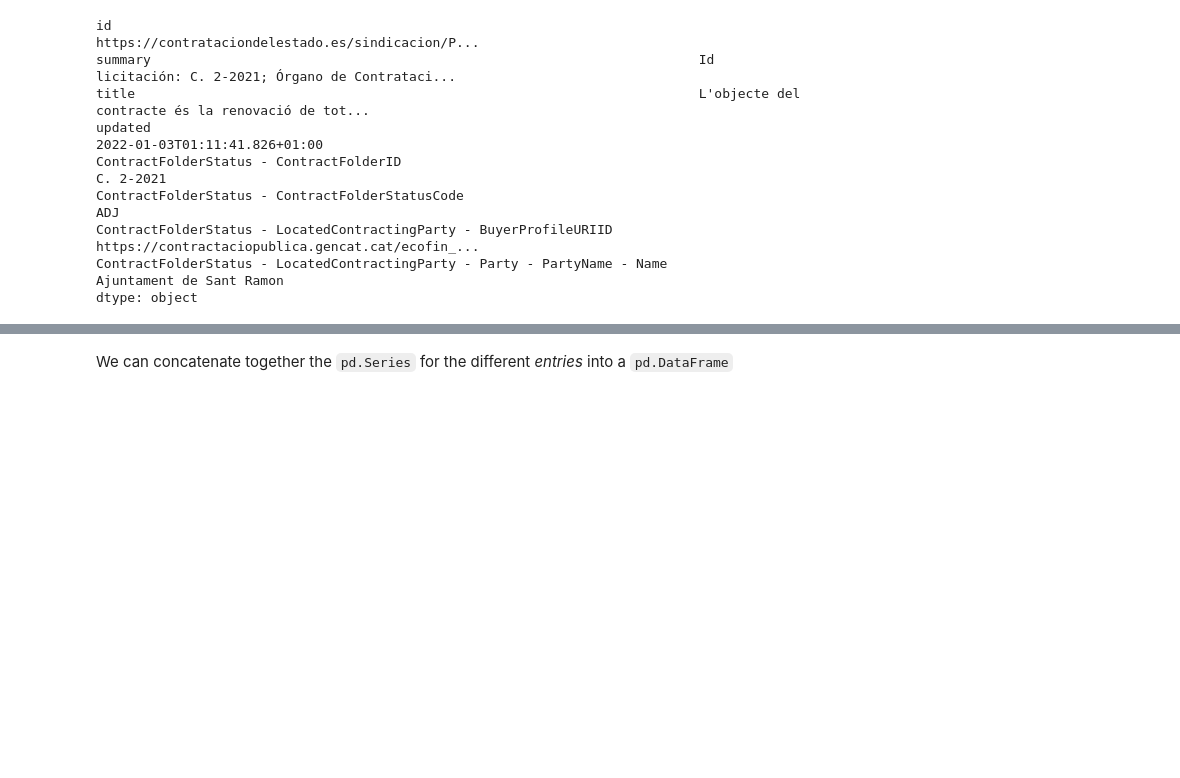
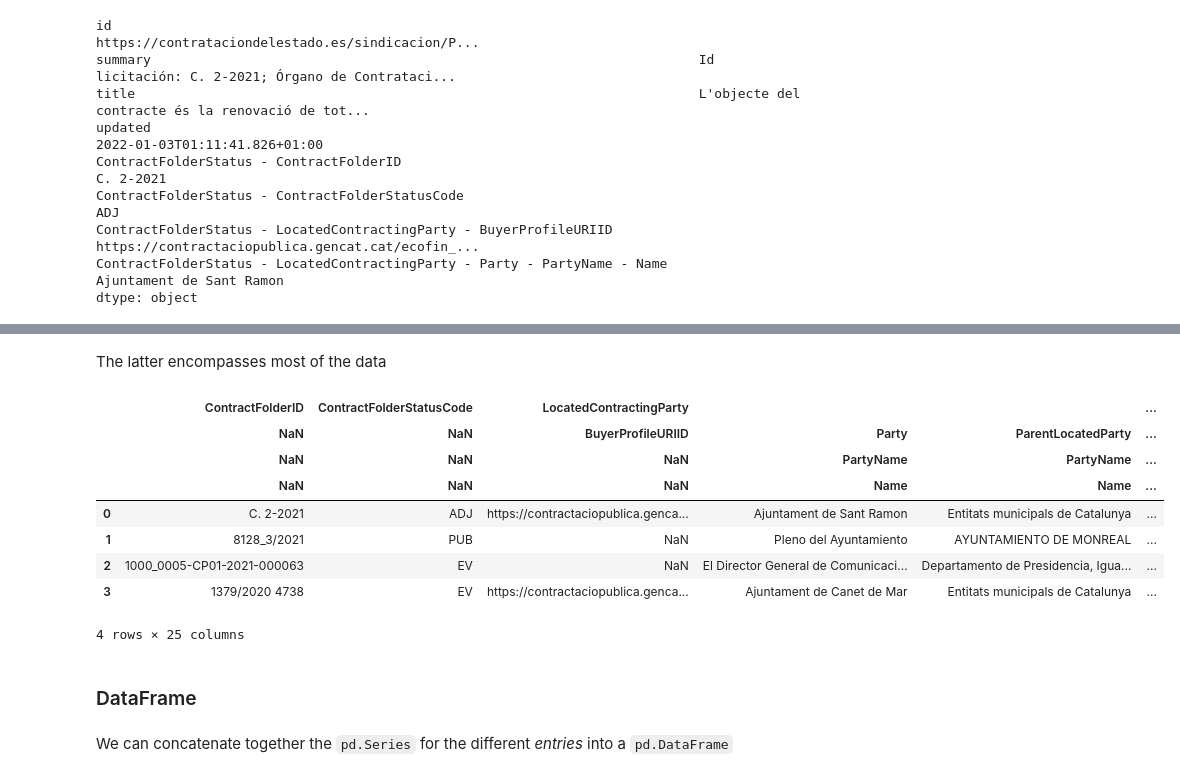
Before and after one commit to manuvazquez/dlsproc, a Jupyter notebook: 10_xml.ipynb, the cells around one changed output, grey strips where cells are left out. Saved outputs shown, nothing was run; the diff lists cells and outputs as text; code cells hidden in the pictures; blank space fills up the shorter version.

Commit message:
- 10_xml.ipynb     - added "Hierachical indexing" for Series/DataFrame columns

```diff
--- a/10_xml.ipynb
+++ b/10_xml.ipynb
@@ -293,0 +305,6 @@ dtype: object
+# %%
+index_paths = []
+values = []
+for i, v in element_series.iteritems():
+    index_paths.append(tuple(i.split(nested_tags_separator)))
+    values.append(v)
@@ -293,0 +353,12 @@ dtype: object
+# %%
+# export
+def flat_series_to_multiindexed_series(s: pd.Series) -> pd.Series:
+
+    index_paths = []
+    values = []
+
+    for i, v in s.iteritems():
+        index_paths.append(tuple(i.split(nested_tags_separator)))
+        values.append(v)
+
+    return pd.Series(values, index=pd.MultiIndex.from_tuples(index_paths))
@@ -293,0 +377,3 @@ dtype: object
+# %%
+hi_df = pd.concat([flat_series_to_multiindexed_series(entry_to_series(e)) for e in entries[:4]], axis=1).T
+hi_df
@@ -294,3 +417,19 @@ dtype: object
+# %% [markdown]
+The latter encompasses most of the data
+# %%
+hi_df.xs('ContractFolderStatus', axis=1)
+# %% [output]
+|  | ContractFolderID | ContractFolderStatusCode | LocatedContractingParty |  |  | ... |
+|  | NaN | NaN | BuyerProfileURIID | Party | ParentLocatedParty | ... |
+|  | NaN | NaN | NaN | PartyName | PartyName | ... |
+|  | NaN | NaN | NaN | Name | Name | ... |
+| 0 | C. 2-2021 | ADJ | https://contractaciopublica.genca... | Ajuntament de Sant Ramon | Entitats municipals de Catalunya | ... |
+| 1 | 8128_3/2021 | PUB | NaN | Pleno del Ayuntamiento | AYUNTAMIENTO DE MONREAL | ... |
+| 2 | 1000_0005-CP01-2021-000063 | EV | NaN | El Director General de Comunicaci... | Departamento de Presidencia, Igua... | ... |
+| 3 | 1379/2020 4738 | EV | https://contractaciopublica.genca... | Ajuntament de Canet de Mar | Entitats municipals de Catalunya | ... |
+4 rows × 25 columns
+# %% [markdown]
+### DataFrame
 # %% [markdown]
 We can concatenate together the `pd.Series` for the different *entries* into a `pd.DataFrame`
 # %%
```
Also changed, not shown: parts of 26 cells of this notebook, 8 other files.
